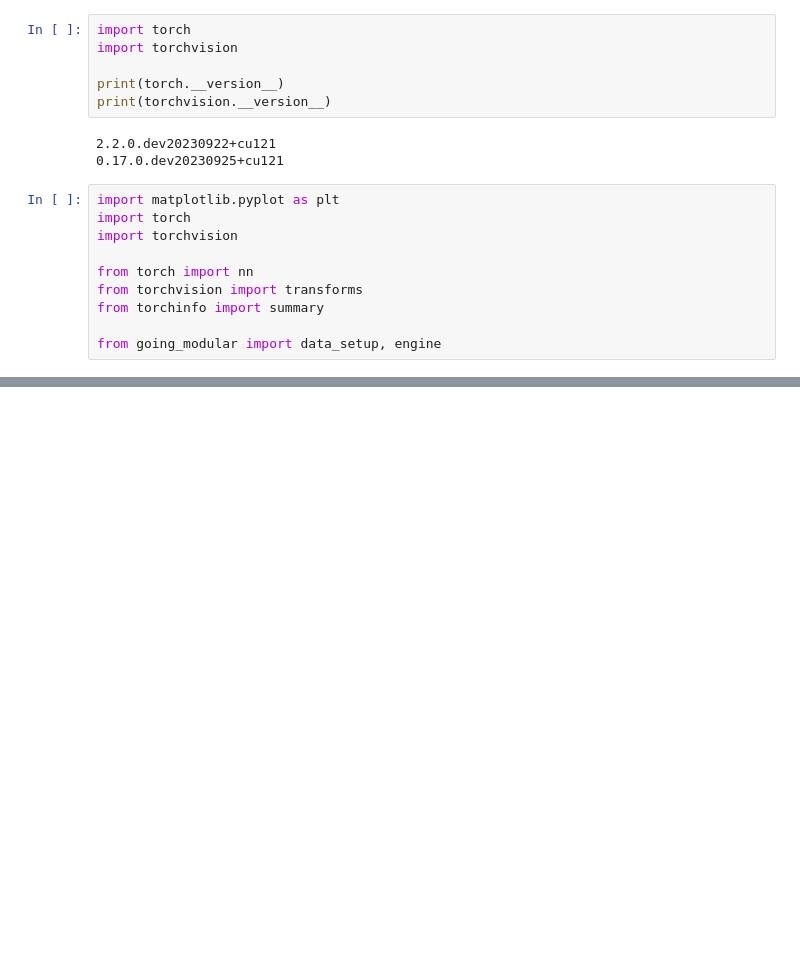
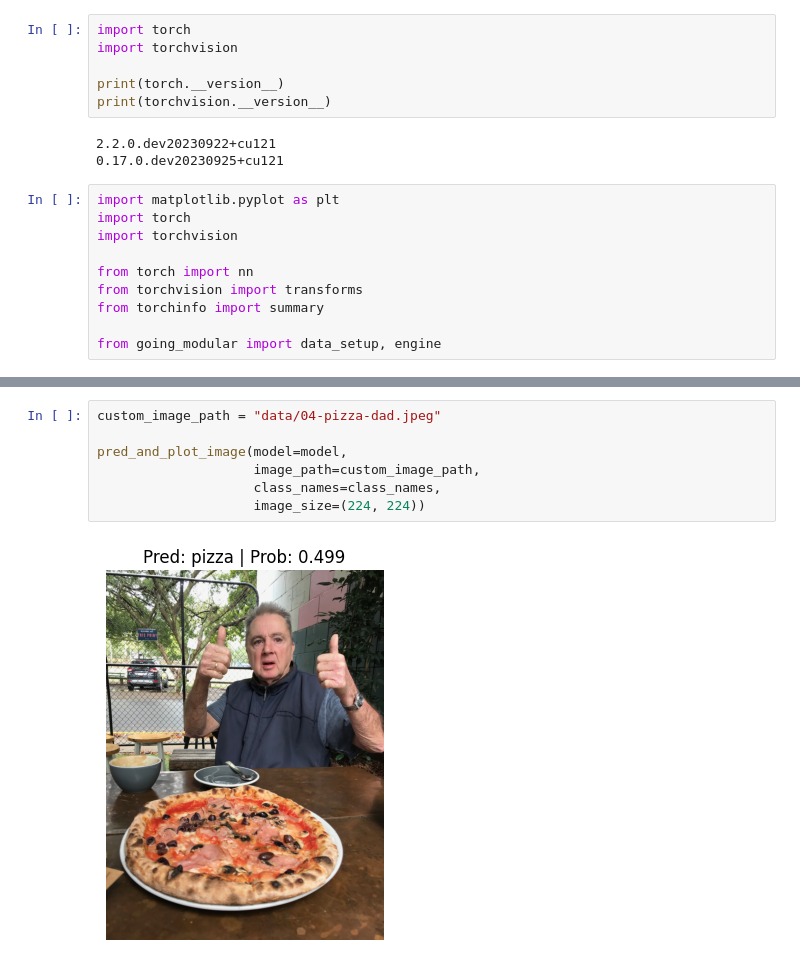
Before and after one commit to SaFaUU/PyTorch_for_DL, a Jupyter notebook: 06_pytorch_transfer_learning.ipynb, the cells around one changed output, grey strips where cells are left out. Drawn from its saved outputs; the diff is of its cells as text; blank space fills up the shorter version.

```diff
--- a/06_pytorch_transfer_learning.ipynb
+++ b/06_pytorch_transfer_learning.ipynb
@@ -38,0 +286,9 @@ train_dir, test_dir
+# %%
+custom_image_path = "data/04-pizza-dad.jpeg"
+
+pred_and_plot_image(model=model,
+                    image_path=custom_image_path,
+                    class_names=class_names,
+                    image_size=(224, 224))
+# %% [output]
+[figure, added]
```
Also changed, not shown: parts of 17 cells of this notebook.
